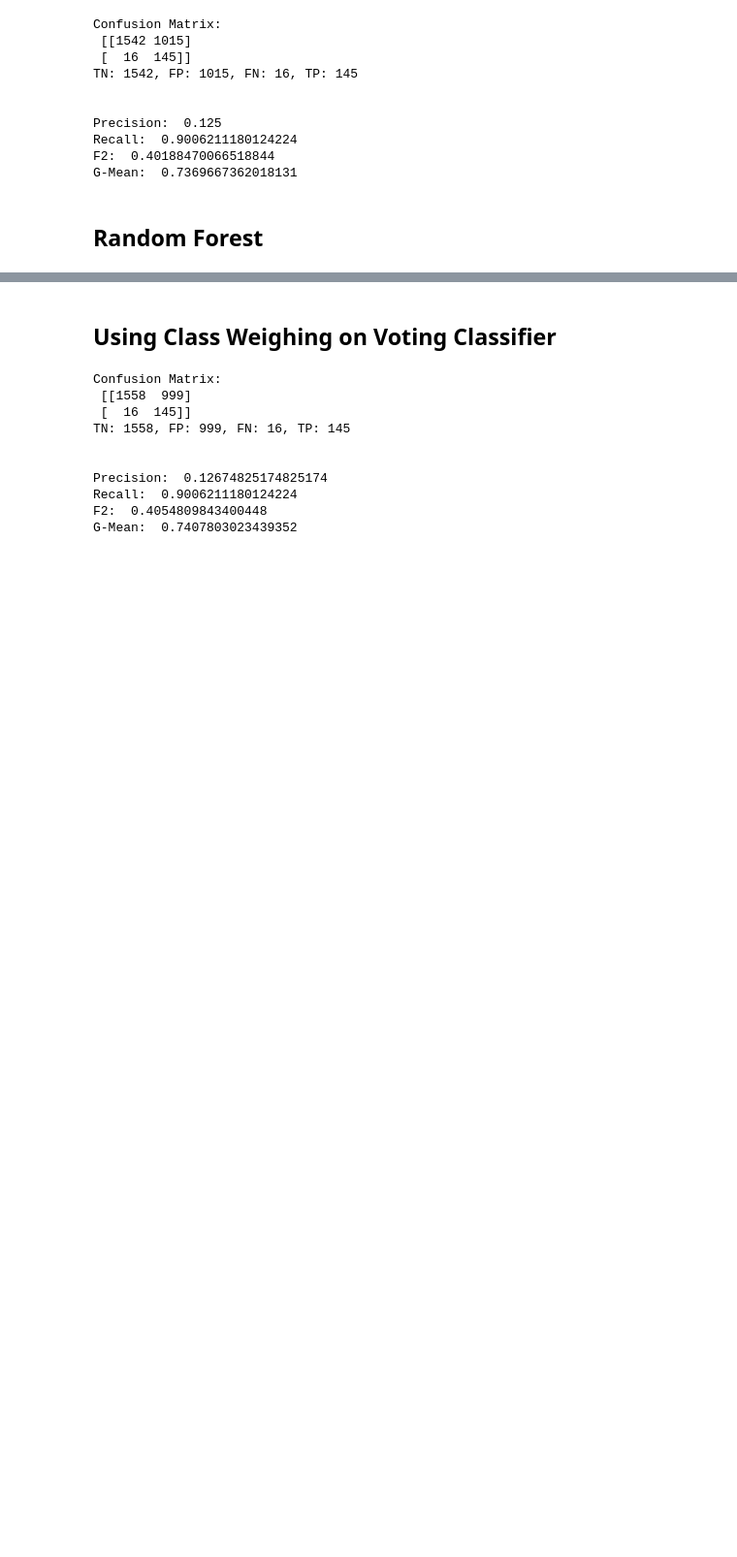
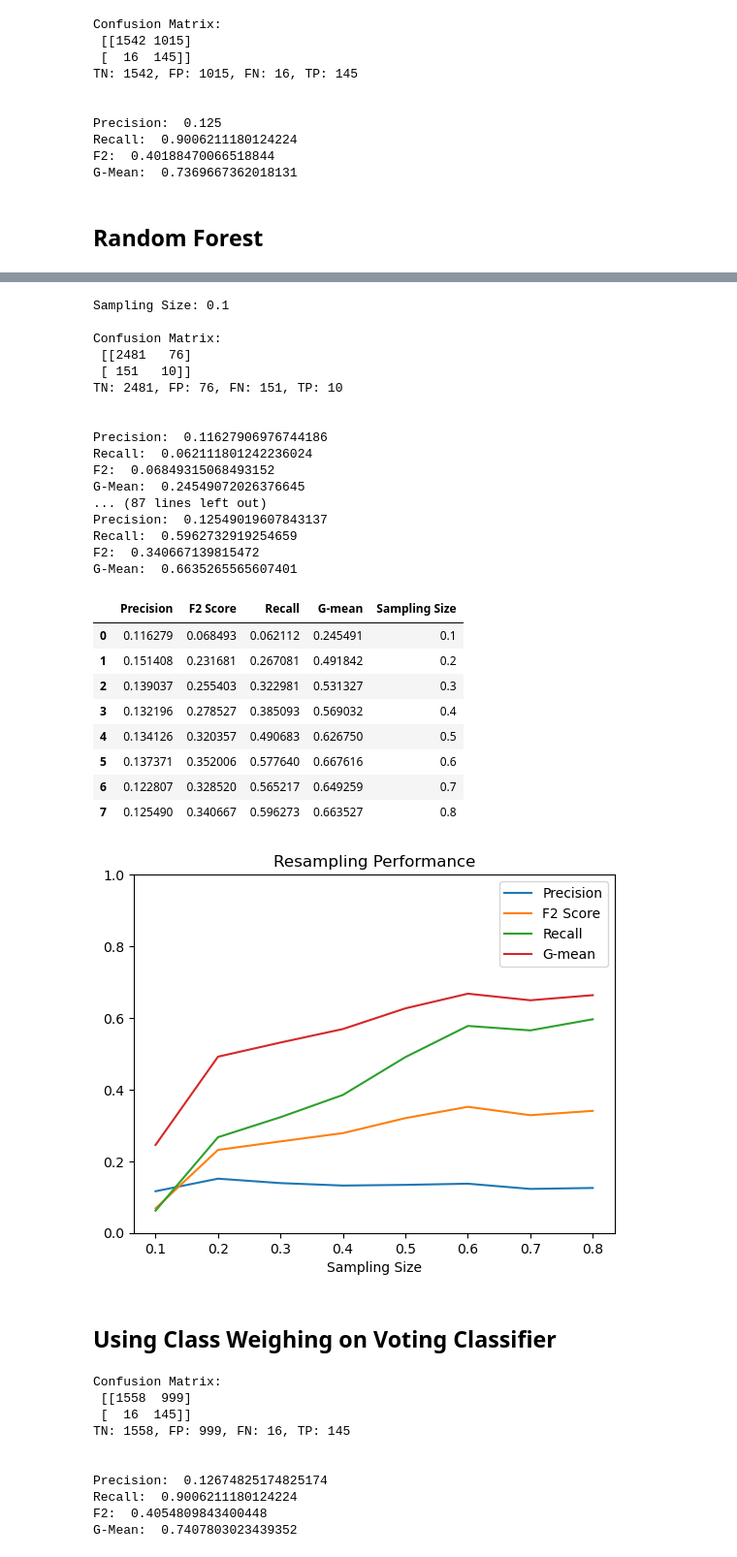
Before and after one commit to IzhakJames/FraudAnalytics, a Jupyter notebook: BT4012_Project_FS.ipynb, the cells around one changed output, grey strips where cells are left out. Shown at 97% size. Drawn from its saved outputs; the diff is of its cells as text; code cells hidden in the pictures; blank space fills up the shorter version.

```diff
--- a/BT4012_Project_FS.ipynb
+++ b/BT4012_Project_FS.ipynb
@@ -1394,3 +1428,33 @@ G-Mean:  0.17619238115479213
+# %%
+get_performance_visualisation("SMOTEENN", X_train, X_val, y_train, y_val, AdaBoostClassifier(random_state=19))
+# %% [output]
+Sampling Size: 0.1
+
+Confusion Matrix:
+ [[2481   76]
+ [ 151   10]]
+TN: 2481, FP: 76, FN: 151, TP: 10
+
+
+Precision:  0.11627906976744186
+Recall:  0.062111801242236024
+F2:  0.06849315068493152
+G-Mean:  0.24549072026376645
+... (87 lines left out)
+Precision:  0.12549019607843137
+Recall:  0.5962732919254659
+F2:  0.340667139815472
+G-Mean:  0.6635265565607401
+|  | Precision | F2 Score | Recall | G-mean | Sampling Size |
+| 0 | 0.116279 | 0.068493 | 0.062112 | 0.245491 | 0.1 |
+| 1 | 0.151408 | 0.231681 | 0.267081 | 0.491842 | 0.2 |
+| 2 | 0.139037 | 0.255403 | 0.322981 | 0.531327 | 0.3 |
+| 3 | 0.132196 | 0.278527 | 0.385093 | 0.569032 | 0.4 |
+| 4 | 0.134126 | 0.320357 | 0.490683 | 0.626750 | 0.5 |
+| 5 | 0.137371 | 0.352006 | 0.577640 | 0.667616 | 0.6 |
+| 6 | 0.122807 | 0.328520 | 0.565217 | 0.649259 | 0.7 |
+| 7 | 0.125490 | 0.340667 | 0.596273 | 0.663527 | 0.8 |
+[figure, added]
 # %% [markdown]
 ##  Using Class Weighing on Voting Classifier
 # %%
```
Also changed, not shown: parts of 67 cells of this notebook, 11 other files.
